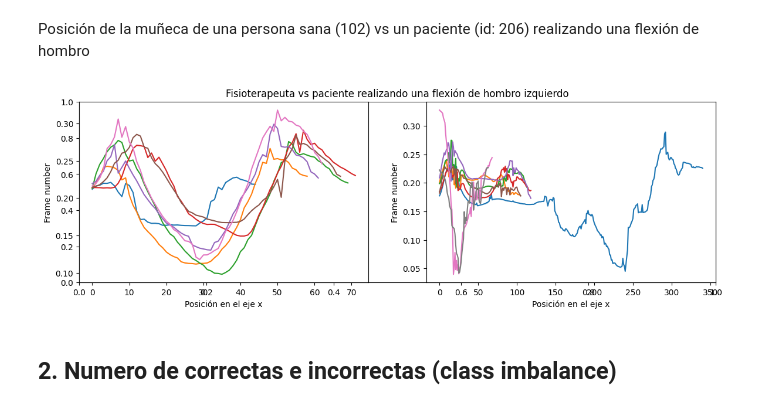
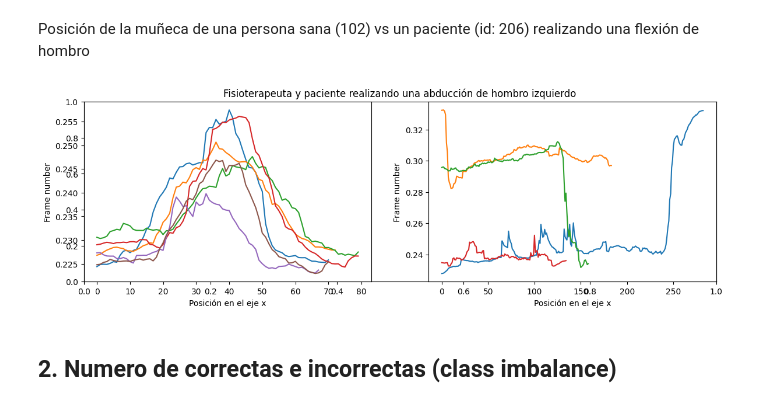
Before and after one commit to nmartinser/Telerehabilitation, a Jupyter notebook: notebooks/analisis_datos.ipynb, the cells around one changed output. Cells and saved outputs as stored; diff of their text form; code cells hidden in the pictures.

Commit message:
terminar pipeline, arreglar dataset angulos y nuevas imagenes

```diff
--- a/notebooks/analisis_datos.ipynb
+++ b/notebooks/analisis_datos.ipynb
@@ -57,21 +57,21 @@ def extraer_persona(df:pd.DataFrame, id:str, id_gesture:list[str]) -> pd.DataFra
     return persona
 # %%
 # seleccionamos a las dos personas
-persona_sana = extraer_persona(df_data, '102', ['2'])
-paciente_206 = extraer_persona(df_data, '206', ['2'])
+persona_sana = extraer_persona(df_data, '102', ['5'])
+paciente_206 = extraer_persona(df_data, '206', ['5'])
 # %%
 # creamos una gráfica para cada persona
 fig = plt.figure(figsize=(14, 4))
-plt.title('Fisioterapeuta vs paciente realizando una flexión de hombro izquierdo')
+plt.title('Fisioterapeuta y paciente realizando una abducción de hombro izquierdo')
 plt.subplot(1, 2, 1)
 repetition_graph(persona_sana, 'WristRight', '3D_X')
 
 plt.subplot(1, 2, 2)
 repetition_graph(paciente_206, 'WristRight', '3D_X')
 
 plt.show()
 # %% [output]
-[figure, old version]
+[figure, new version]
 # %% [markdown]
 ## 2. Numero de correctas e incorrectas (class imbalance)
 # %% [markdown]
```
Also changed, not shown: parts of 3 cells of this notebook, 7 other files.
